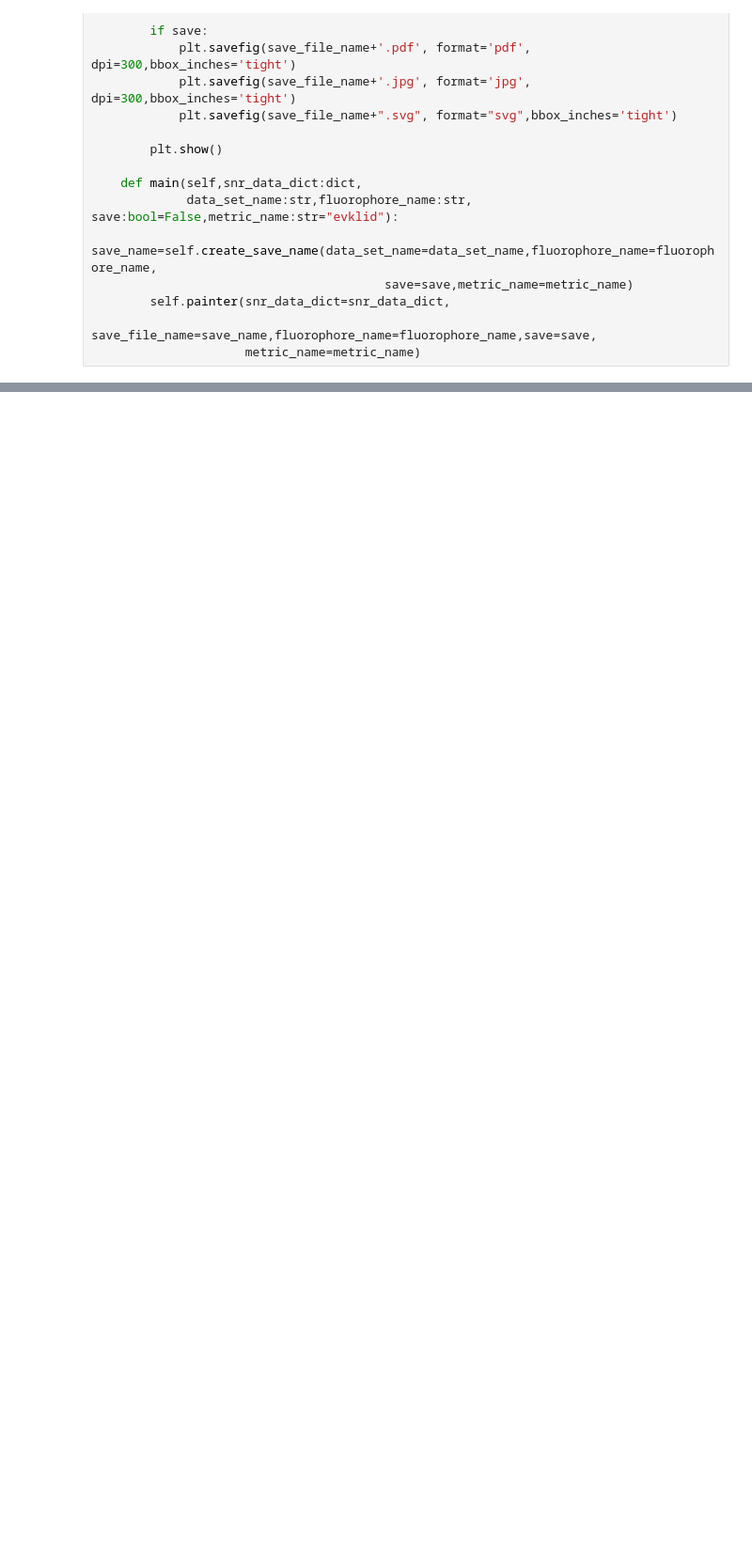
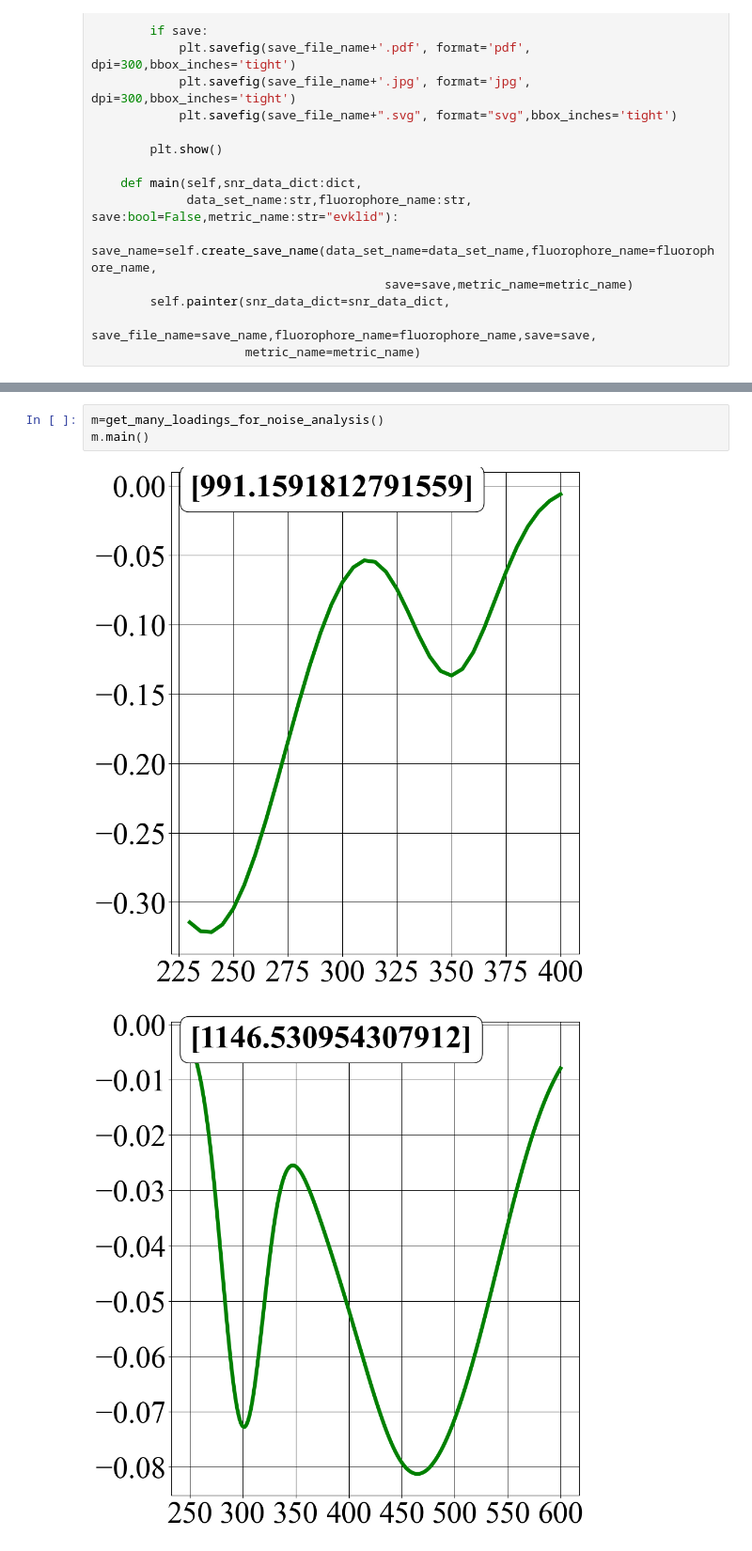
Before and after one commit to 89605502155/ml_python, a Jupyter notebook: test3.ipynb, the cells around one changed output, grey strips where cells are left out. Shown at 94% size. Drawn from its saved outputs; the diff is of its cells as text; blank space fills up the shorter version.

```diff
--- a/test3.ipynb
+++ b/test3.ipynb
@@ -129,0 +136,6 @@ painter.main(snr_data_dict=b,data_set_name='asmund',
+# %%
+m=get_many_loadings_for_noise_analysis()
+m.main()
+# %% [output]
+[figure, added]
+[figure, added]
```
Also changed, not shown: parts of 8 cells of this notebook, 4 other files.
